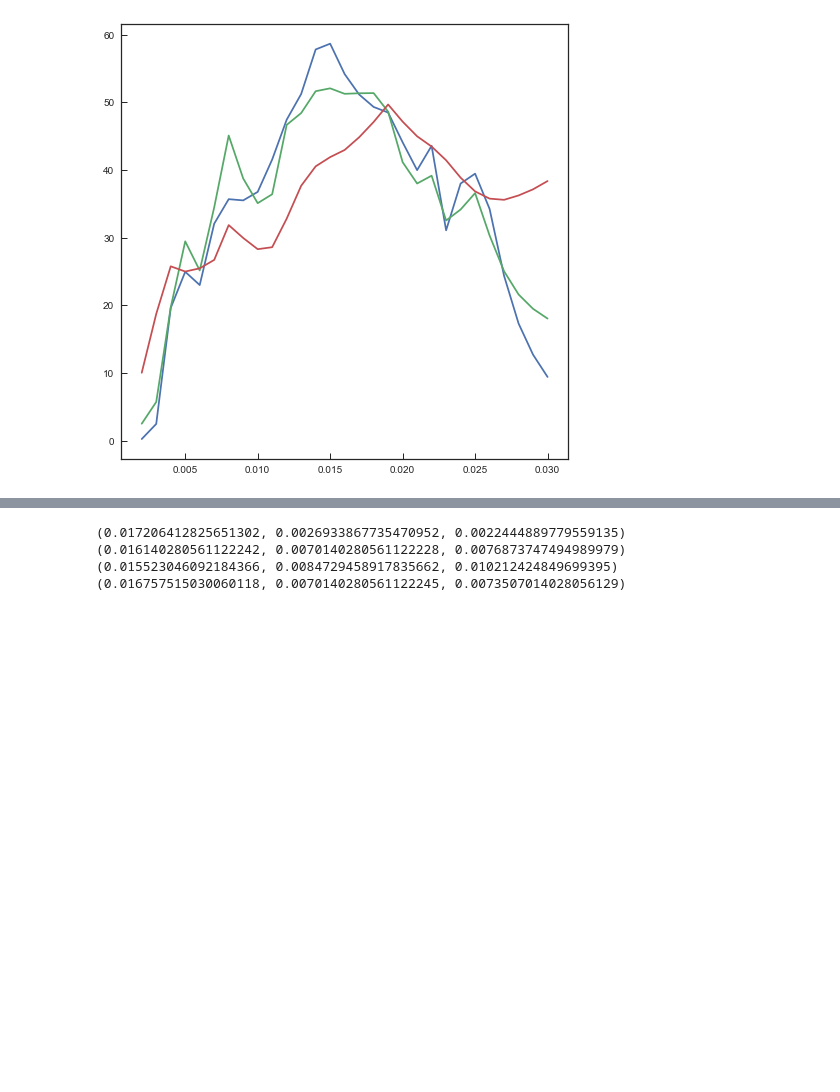
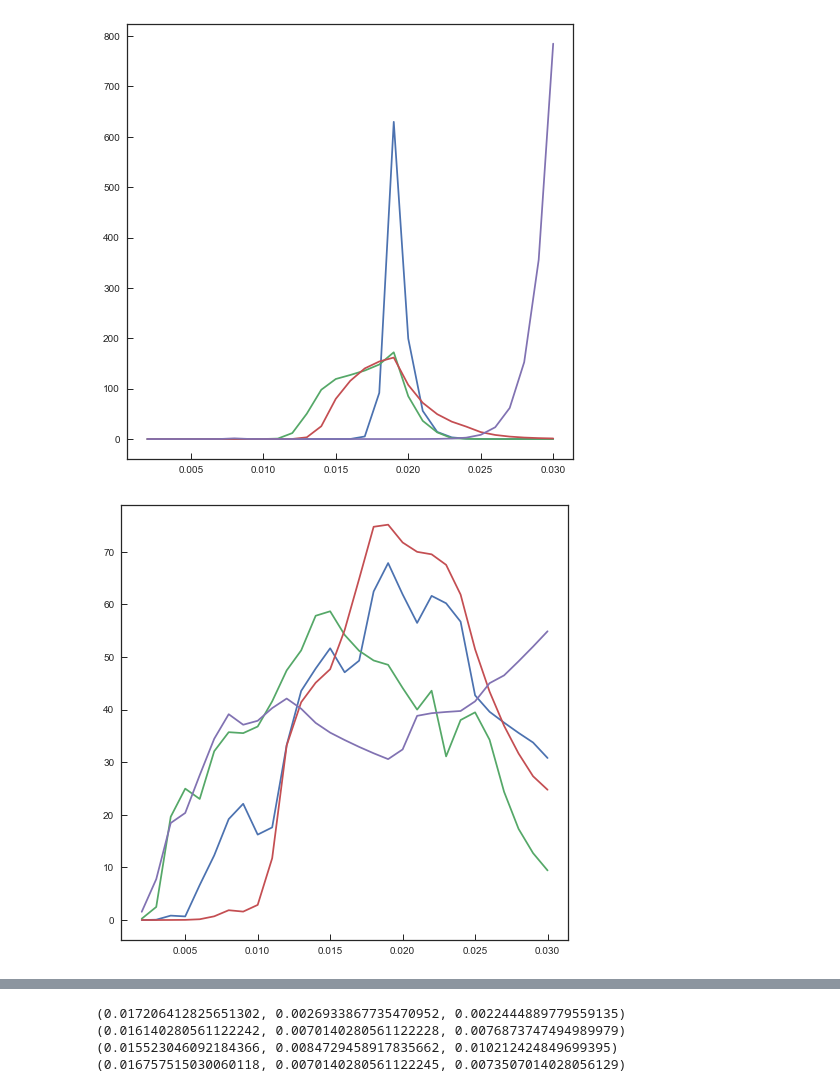
Before and after one commit to Vince-ec/Quiescent_analysis, a Jupyter notebook: scripts/stacking_P.ipynb, the cells around one changed output, grey strips where cells are left out. Cells and saved outputs as stored; diff of their text form; code cells hidden in the pictures; blank space fills up the shorter version.

```diff
--- a/scripts/stacking_P.ipynb
+++ b/scripts/stacking_P.ipynb
@@ -149,53 +121,37 @@ Puhadd /= np.trapz(Puhadd,metal)
 # %%
 %matplotlib inline
 
-# plt.figure(figsize=[8,8])
-# plt.plot(metal,Pl)
-# plt.plot(metal,Pm)
-# plt.plot(metal,Ph)
-# plt.plot(metal,Puh)
-# plt.show()
-# plt.close()
-#
-# plt.figure(figsize=[8,8])
-# plt.plot(metal,Plmed)
-# plt.plot(metal,Pmmed)
-# plt.plot(metal,Phmed)
-# plt.plot(metal,Puhmed)
-# plt.show()
-# plt.close()
-#
-# plt.figure(figsize=[8,8])
-# plt.plot(metal,Plmean)
-# plt.plot(metal,Pmmean)
-# plt.plot(metal,Phmean)
-# plt.plot(metal,Puhmean)
-# plt.show()
-# plt.close()
-#
-# plt.figure(figsize=[8,8])
-# plt.plot(metal,Plbs)
-# plt.plot(metal,Pmbs)
-# plt.plot(metal,Phbs)
-# plt.plot(metal,Puhbs)
-# plt.show()
-# plt.close()
-#
-# plt.figure(figsize=[8,8])
-# plt.plot(metal,Pladd)
-# plt.plot(metal,Pmadd)
-# plt.plot(metal,Phadd)
-# plt.plot(metal,Puhadd)
-# plt.show()
-# plt.close()
+plt.figure(figsize=[8,8])
+plt.plot(metal,Pl)
+plt.plot(metal,Pm)
+plt.plot(metal,Ph)
+plt.plot(metal,Puh)
+plt.show()
+plt.close()
 
 plt.figure(figsize=[8,8])
-# plt.plot(metal,Pl)
+plt.plot(metal,Plmed)
 plt.plot(metal,Pmmed)
-# plt.plot(metal,Plmean)
-plt.plot(metal,Pmbs)
-plt.plot(metal,Pmadd)
+plt.plot(metal,Phmed)
+plt.plot(metal,Puhmed)
 plt.show()
 plt.close()
+
+plt.figure(figsize=[8,8])
+plt.plot(metal,Plmean)
+plt.plot(metal,Pmmean)
+plt.plot(metal,Phmean)
+plt.plot(metal,Puhmean)
+plt.show()
+plt.close()
+
+plt.figure(figsize=[8,8])
+plt.plot(metal,Plbs)
+plt.plot(metal,Pmbs)
+plt.plot(metal,Phbs)
+plt.plot(metal,Puhbs)
+plt.show()
+plt.close()
 # %% [output]
-[figure, old version]
+[figure, new version]
+[figure, added]
```
Also changed, not shown: parts of 10 cells of this notebook, 29 other files.
